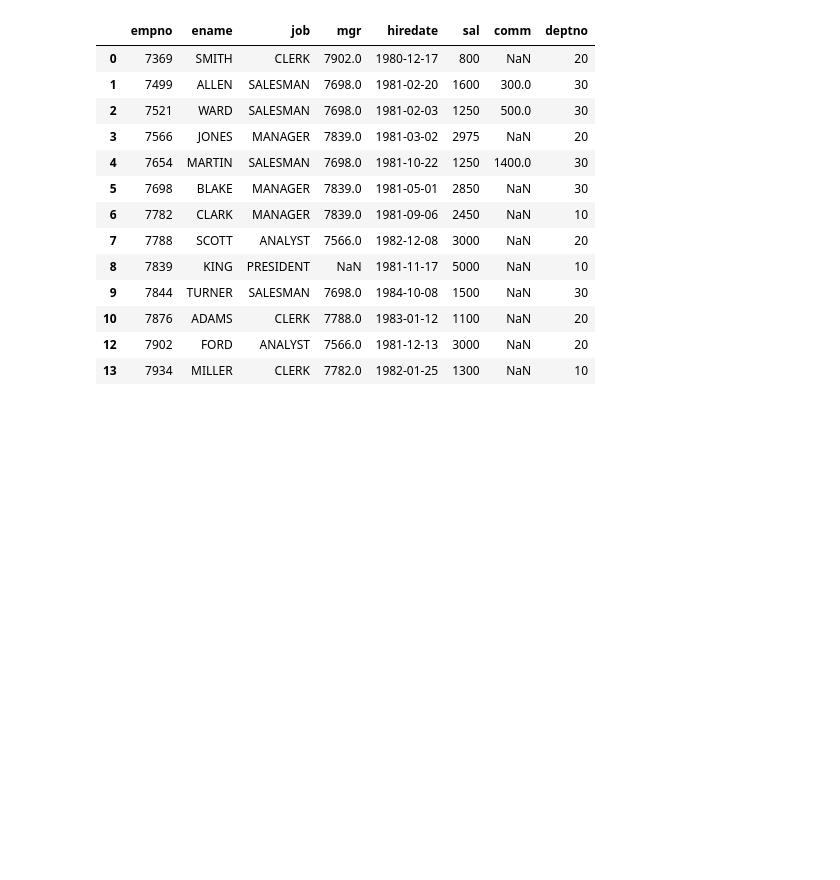
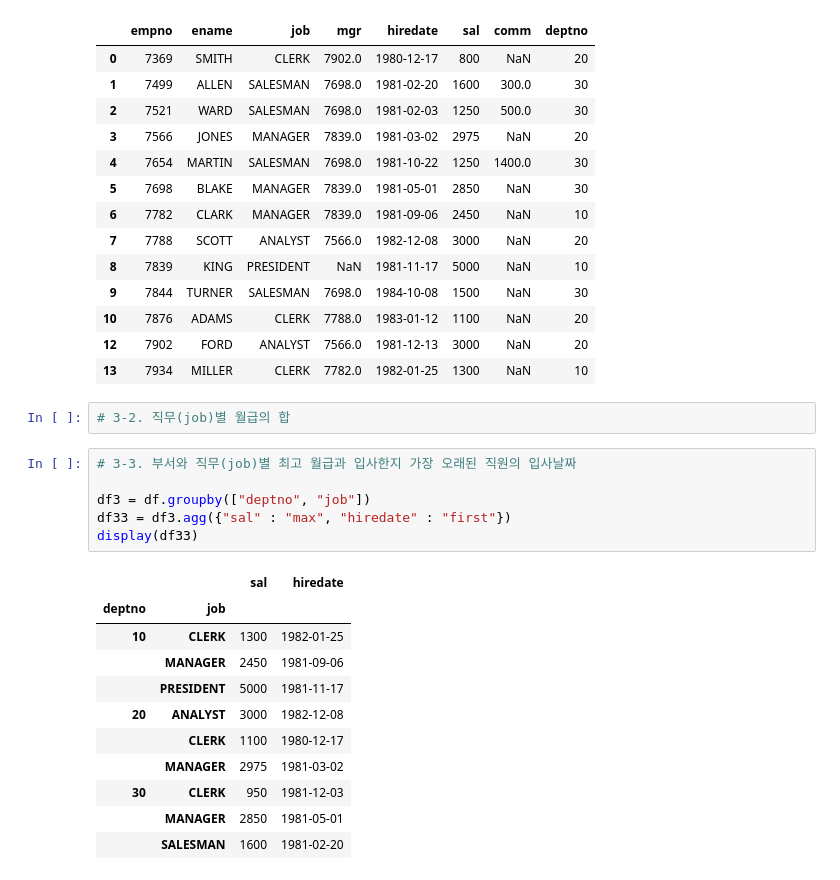
Before and after one commit to HaneulJ/Pythondata, a Jupyter notebook: lab16.ipynb, the cells around one changed output. Saved outputs shown, nothing was run; the diff lists cells and outputs as text; blank space fills up the shorter version.

```diff
--- a/lab16.ipynb
+++ b/lab16.ipynb
@@ -72,3 +91,23 @@ display(df1.head())
 | 10 | 7876 | ADAMS | CLERK | 7788.0 | 1983-01-12 | 1100 | NaN | 20 |
 | 12 | 7902 | FORD | ANALYST | 7566.0 | 1981-12-13 | 3000 | NaN | 20 |
 | 13 | 7934 | MILLER | CLERK | 7782.0 | 1982-01-25 | 1300 | NaN | 10 |
+# %%
+# 3-2. 직무(job)별 월급의 합
+# %%
+# 3-3. 부서와 직무(job)별 최고 월급과 입사한지 가장 오래된 직원의 입사날짜
+
+df3 = df.groupby(["deptno", "job"])
+df33 = df3.agg({"sal" : "max", "hiredate" : "first"})
+display(df33)
+# %% [output]
+|  |  | sal | hiredate |
+| deptno | job |  |  |
+| 10 | CLERK | 1300 | 1982-01-25 |
+|  | MANAGER | 2450 | 1981-09-06 |
+|  | PRESIDENT | 5000 | 1981-11-17 |
+| 20 | ANALYST | 3000 | 1982-12-08 |
+|  | CLERK | 1100 | 1980-12-17 |
+|  | MANAGER | 2975 | 1981-03-02 |
+| 30 | CLERK | 950 | 1981-12-03 |
+|  | MANAGER | 2850 | 1981-05-01 |
+|  | SALESMAN | 1600 | 1981-02-20 |
```
Also changed, not shown: parts of 11 cells of this notebook, 12 other files.
